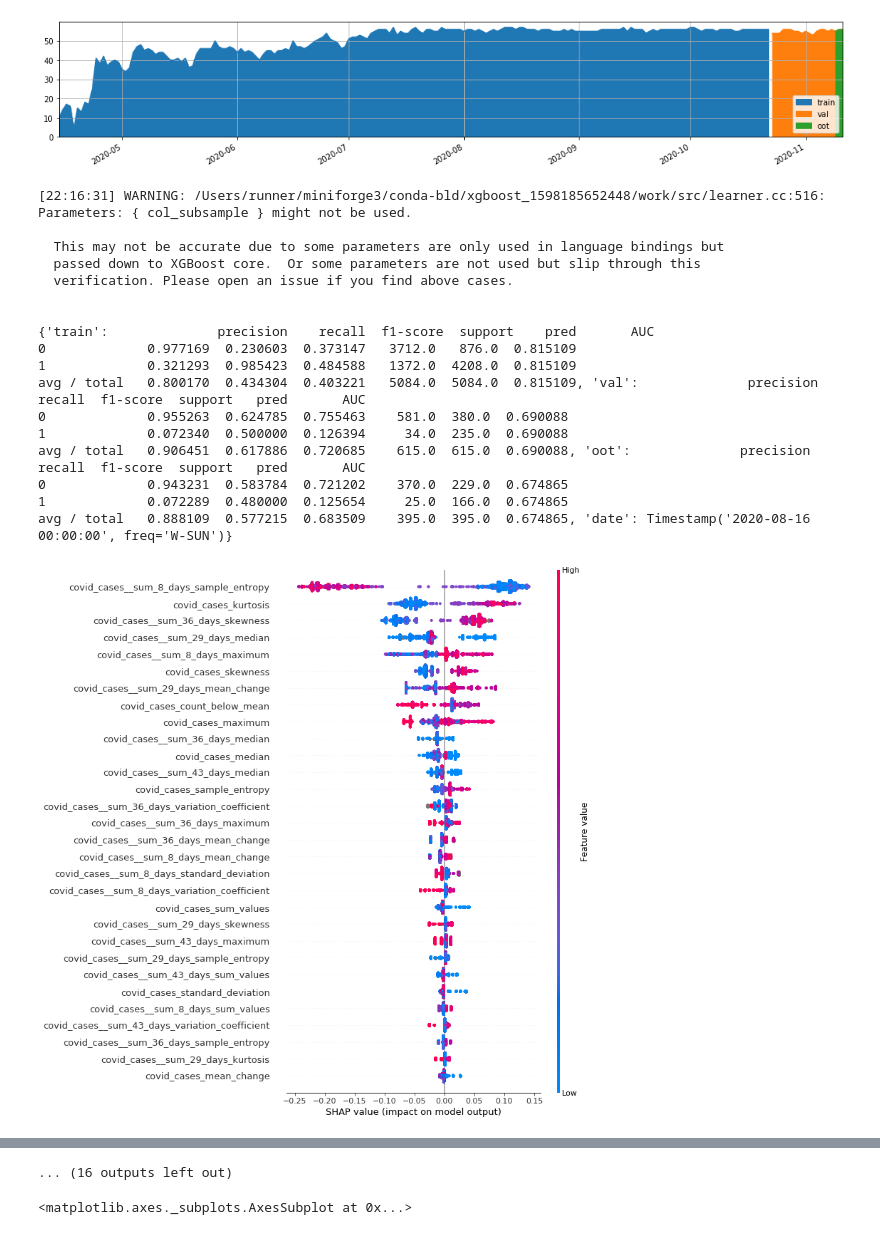
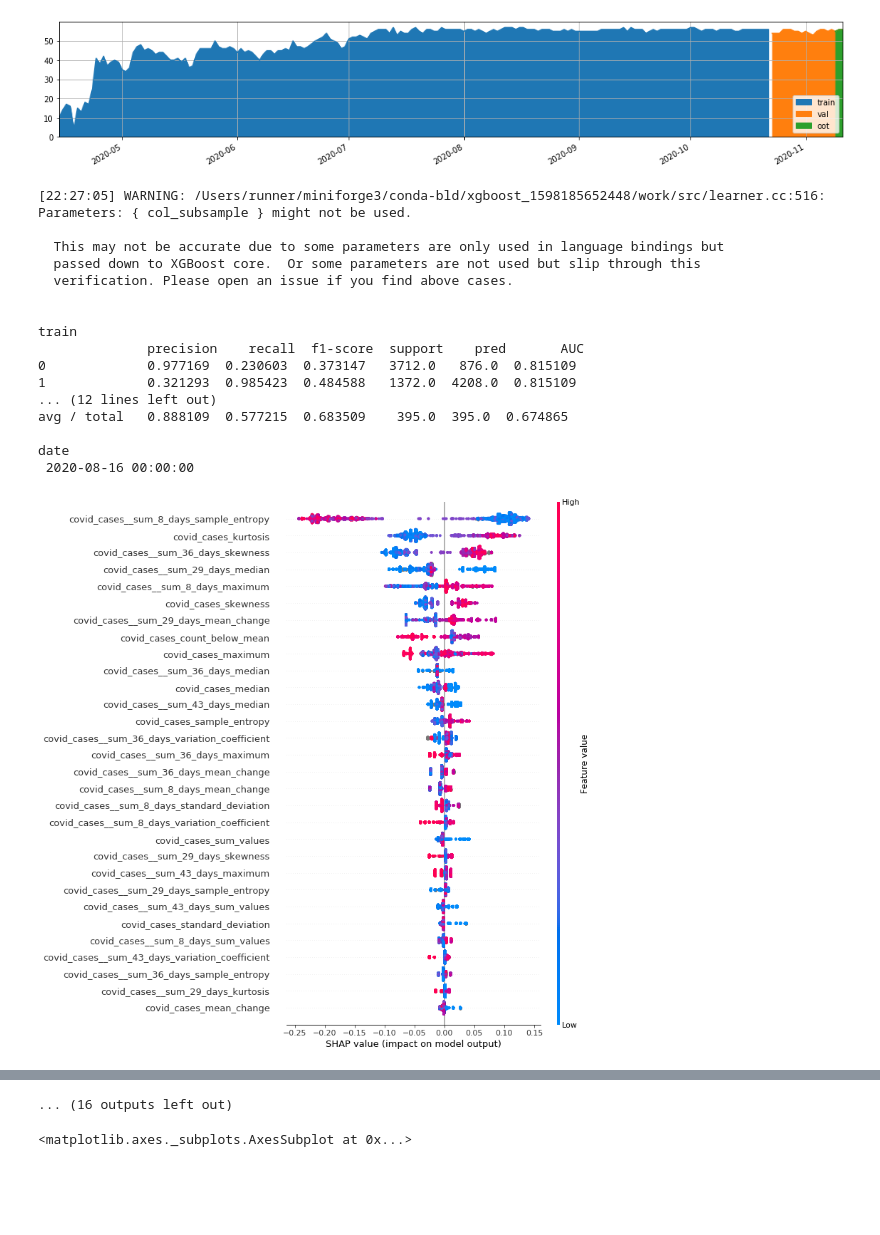
Before and after one commit to dhdzmota/omath_mota_rulo, a Jupyter notebook: notebooks/Experiment.ipynb, the cells around one changed output, grey strips where cells are left out. Drawn from its saved outputs; the diff is of its cells as text; code cells hidden in the pictures; blank space fills up the shorter version.

```diff
--- a/notebooks/Experiment.ipynb
+++ b/notebooks/Experiment.ipynb
@@ -69,10 +76,10 @@ def plot_folds(X_train, X_val, X_oot):
 
     return fig, ax
 
-reports, feature_importance, dates = [], [], []
-for date, oot in experiment_rounds_data.set_index('fecha').groupby(pd.Grouper(freq='W')):
-    dates.append(date)
-    oot.reset_index(inplace=True)
+
+def get_train_val(data, date):
+    """
+    """
     train = data[data['fecha'] <= date]
 
     oos_size = .1
@@ -81,6 +88,15 @@ for date, oot in experiment_rounds_data.set_index('fecha').groupby(pd.Grouper(fr
     val = train[train['fecha'] >= val_boundary]
     train = train[train['fecha'] < val_boundary]
 
+    return train, val
+
+
+
+for date, oot in experiment_rounds:
+    oot.reset_index(inplace=True)
+
+    train, val = get_train_val(data, date)
+
     plot_folds(train, val, oot)
 # %% [output]
 [figure]
@@ -99,18 +115,14 @@ for date, oot in experiment_rounds_data.set_index('fecha').groupby(pd.Grouper(fr
 [figure]
 # %%
 reports, feature_importance, dates = [], [], []
-for date, oot in experiment_rounds_data.set_index('fecha').groupby(pd.Grouper(freq='W')):
+for date, oot in experiment_rounds:
     dates.append(date)
     oot.reset_index(inplace=True)
-    train = data[data['fecha'] <= date]
-
-    oos_size = .1
-    val_boundary = train['fecha'].quantile(1 - oos_size)
-
-    val = train[train['fecha'] >= val_boundary]
-    train = train[train['fecha'] < val_boundary]
 
     # Split data
+    train, val = get_train_val(data, date)
+
+    # Get X matrix and y.
     X_train = train.set_index(['fecha', 'nombre_hospital']).copy()
     X_train.drop(list(set(X_train.columns).intersection(train_data._TARGETS)), axis=1, inplace=True)
     y_train = train.set_index(['fecha', 'nombre_hospital'])[target]
@@ -123,16 +135,15 @@ for date, oot in experiment_rounds_data.set_index('fecha').groupby(pd.Grouper(fr
     X_oot.drop(list(set(X_oot.columns).intersection(train_data._TARGETS)), axis=1, inplace=True)
     y_oot = oot.set_index(['fecha', 'nombre_hospital'])[target]
 
+    # Train model
     scale_pos_weight = (y_train == 0).sum() / (y_train == 1).sum()
-
     model = xgb.XGBClassifier(
         subsample=.7,
         col_subsample=.5,
         max_depth=4,
         learning_rate=.05,
         min_child_weight=100,
-        scale_pos_weight=scale_pos_weight
-    )
+        scale_pos_weight=scale_pos_weight)
 
     model.fit(
         X_train,
@@ -142,12 +153,13 @@ for date, oot in experiment_rounds_data.set_index('fecha').groupby(pd.Grouper(fr
         early_stopping_rounds=10,
         verbose=False)
 
+    # Evaluate
     y_train_score = model.predict_proba(X_train)
     y_val_score = model.predict_proba(X_val)
     y_oot_score = model.predict_proba(X_oot)
 
-    # Evaluate
     score_th = pd.Series(y_oot_score[:, 1]).quantile(.5)
+
     report_train = eval_utils.classification_report(
         y_true=y_train,
         y_score=y_train_score,
@@ -167,46 +179,45 @@ for date, oot in experiment_rounds_data.set_index('fecha').groupby(pd.Grouper(fr
         'train': report_train,
         'val': report_val,
         'oot': report_oot,
-        'date': date
-    }
-
-    print(local_reports)
+        'date': date}
     reports.append(local_reports)
 
+    [print(l,'\n', r, '\n') for l, r in local_reports.items()]
+
+    # Plot feature importance
     fig, ax = plt.subplots(1, 1)
     explainer = shap.TreeExplainer(model)
 
     shaps_values = pd.DataFrame(
         explainer.shap_values(X_train),
         columns=X_train.columns)
 
     shap.summary_plot(
         shaps_values.values,
         X_train,
         max_display=30)
 
     feature_importance.append(shaps_values.abs().sum(axis=0).sort_values())
 
 feature_importance = pd.DataFrame(
     feature_importance,
     index=dates)
 # %% [output]
-[22:16:31] WARNING: /Users/runner/miniforge3/conda-bld/xgboost_1598185652448/work/src/learner.cc:516:
+[22:27:05] WARNING: /Users/runner/miniforge3/conda-bld/xgboost_1598185652448/work/src/learner.cc:516:
 Parameters: { col_subsample } might not be used.
 
   This may not be accurate due to some parameters are only used in language bindings but
   passed down to XGBoost core.  Or some parameters are not used but slip through this
   verification. Please open an issue if you find above cases.
 
 
-{'train':              precision    recall  f1-score  support    pred       AUC
+train
+              precision    recall  f1-score  support    pred       AUC
 0             0.977169  0.230603  0.373147   3712.0   876.0  0.815109
 1             0.321293  0.985423  0.484588   1372.0  4208.0  0.815109
-avg / total   0.800170  0.434304  0.403221   5084.0  5084.0  0.815109, 'val':              precision    recall  f1-score  support   pred       AUC
-0             0.955263  0.624785  0.755463    581.0  380.0  0.690088
-1             0.072340  0.500000  0.126394     34.0  235.0  0.690088
-avg / total   0.906451  0.617886  0.720685    615.0  615.0  0.690088, 'oot':              precision    recall  f1-score  support   pred       AUC
-0             0.943231  0.583784  0.721202    370.0  229.0  0.674865
-1             0.072289  0.480000  0.125654     25.0  166.0  0.674865
-avg / total   0.888109  0.577215  0.683509    395.0  395.0  0.674865, 'date': Timestamp('2020-08-16 00:00:00', freq='W-SUN')}
+... (12 lines left out)
+avg / total   0.888109  0.577215  0.683509    395.0  395.0  0.674865
+
+date
+ 2020-08-16 00:00:00
-[figure, old version]
+[figure, new version]
```
Also changed, not shown: parts of 3 cells of this notebook.
